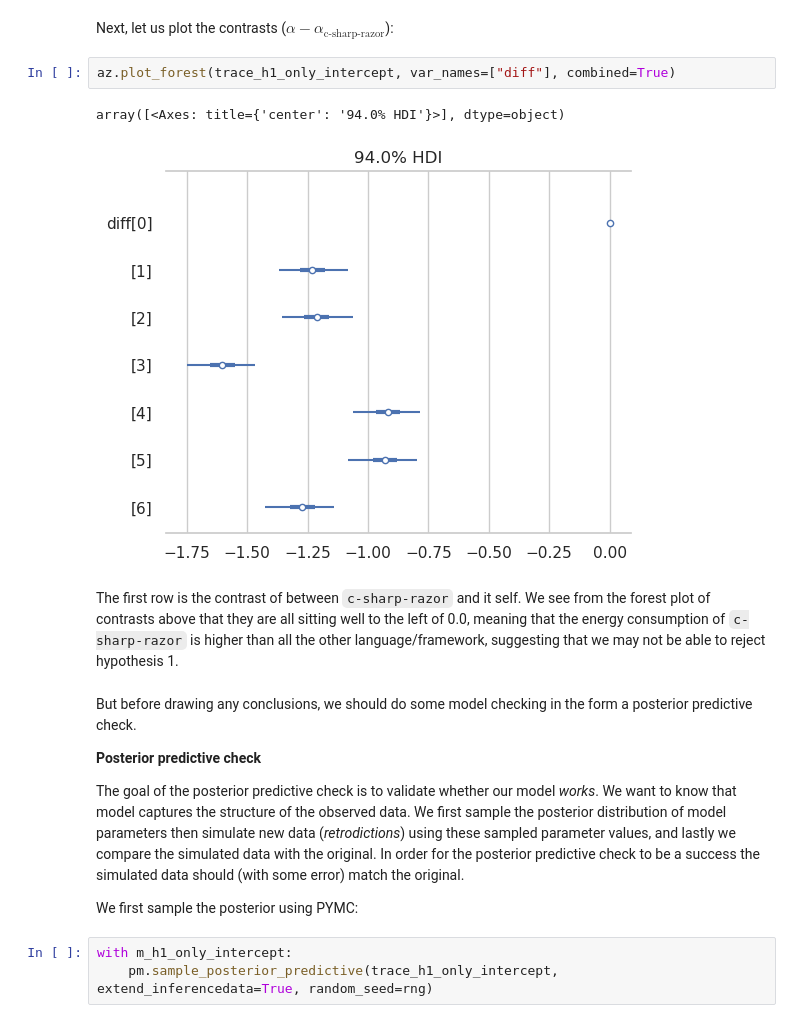
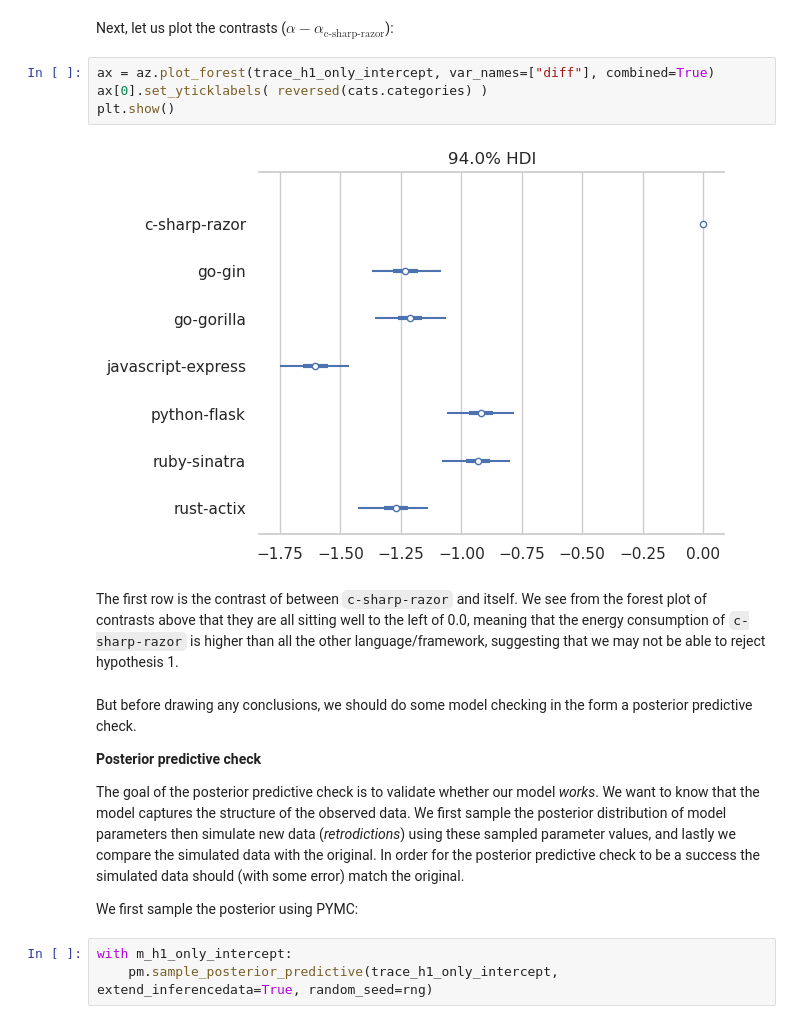
Before and after one commit to joakimGD/PRPRO-exam, a Jupyter notebook: main-question.ipynb, the cells around one changed output. Cells and saved outputs as stored; diff of their text form.

Commit message:
fix a few typos and add proper labels to plot_forests

```diff
--- a/main-question.ipynb
+++ b/main-question.ipynb
@@ -475,18 +477,19 @@ Similarly, we see our confidence of the sigma paramter is quite high to be in th
 # %% [markdown]
 Next, let us plot the contrasts ($\alpha - \alpha_{\text{c-sharp-razor}}$):
 # %%
-az.plot_forest(trace_h1_only_intercept, var_names=["diff"], combined=True)
+ax = az.plot_forest(trace_h1_only_intercept, var_names=["diff"], combined=True)
+ax[0].set_yticklabels( reversed(cats.categories) )
+plt.show()
 # %% [output]
-array([<Axes: title={'center': '94.0% HDI'}>], dtype=object)
-[figure, old version]
+[figure, new version]
 # %% [markdown]
-The first row is the contrast of between `c-sharp-razor` and it self. We see from the forest plot of contrasts above that they are all sitting well to the left of 0.0, meaning that the energy consumption of `c-sharp-razor` is higher than all the other language/framework, suggesting that we may not be able to reject hypothesis 1.
+The first row is the contrast of between `c-sharp-razor` and itself. We see from the forest plot of contrasts above that they are all sitting well to the left of 0.0, meaning that the energy consumption of `c-sharp-razor` is higher than all the other language/framework, suggesting that we may not be able to reject hypothesis 1.
 # %% [markdown]
 But before drawing any conclusions, we should do some model checking in the form a posterior predictive check.
 
 **Posterior predictive check**
 
-The goal of the posterior predictive check is to validate whether our model *works*. We want to know that model captures the structure of the observed data. We first sample the posterior distribution of model parameters then simulate new data (*retrodictions*) using these sampled parameter values, and lastly we compare the simulated data with the original. In order for the posterior predictive check to be a success the simulated data should (with some error) match the original.
+The goal of the posterior predictive check is to validate whether our model *works*. We want to know that the model captures the structure of the observed data. We first sample the posterior distribution of model parameters then simulate new data (*retrodictions*) using these sampled parameter values, and lastly we compare the simulated data with the original. In order for the posterior predictive check to be a success the simulated data should (with some error) match the original.
 
 We first sample the posterior using PYMC:
 # %%
```
Also changed, not shown: parts of 24 cells of this notebook.
